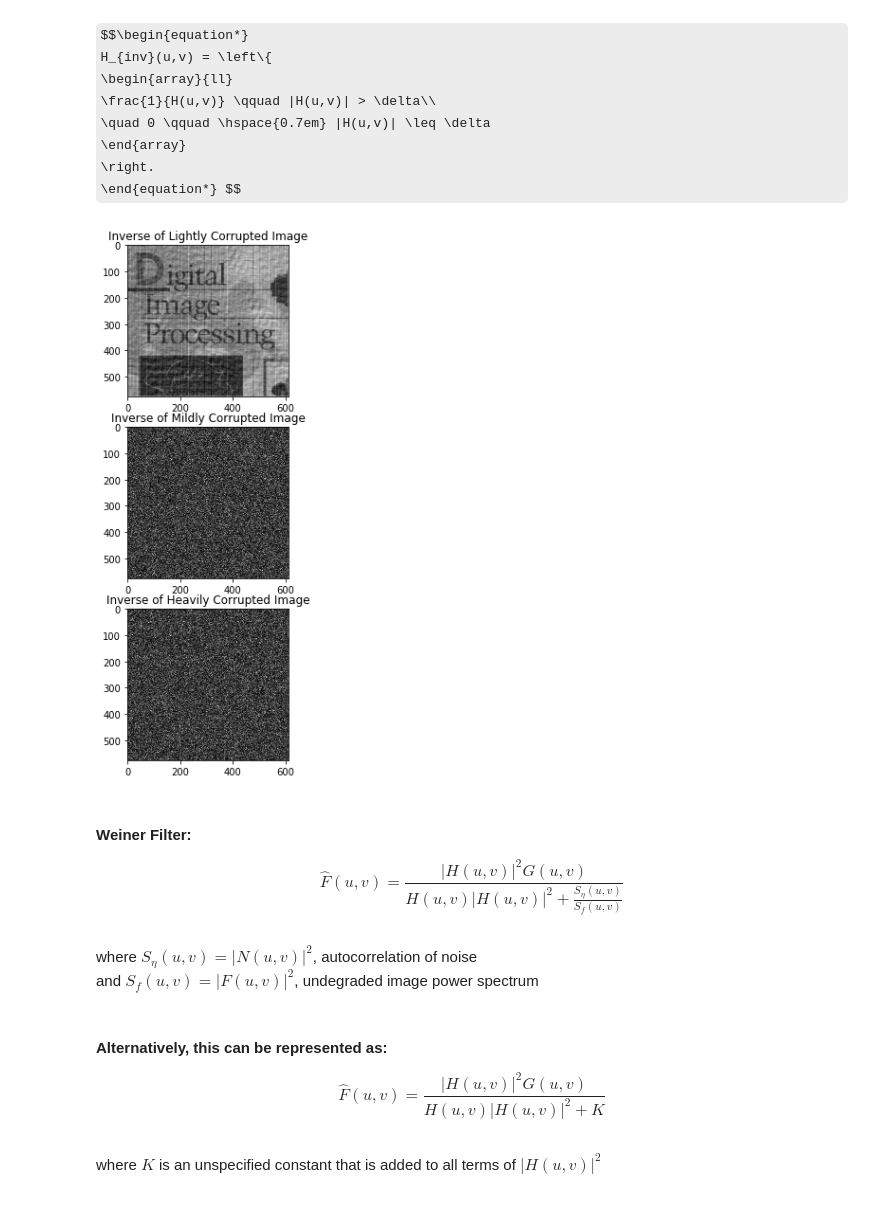
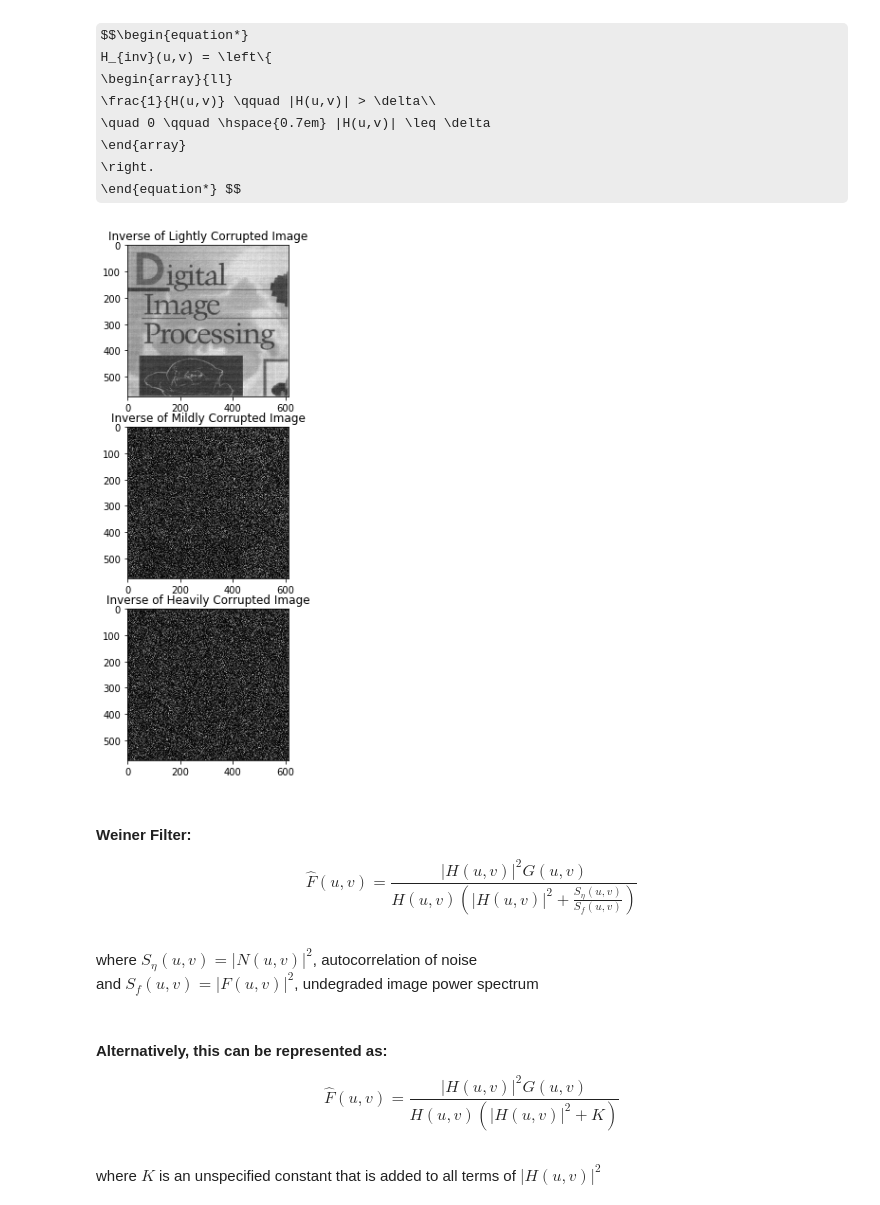
Before and after one commit to QasimWani/frequency_domain_filtering, a Jupyter notebook: motion_blur.ipynb, the cells around one changed output. Saved outputs shown, nothing was run; the diff lists cells and outputs as text; code cells hidden in the pictures; some formulas as TeX source.

```diff
--- a/motion_blur.ipynb
+++ b/motion_blur.ipynb
@@ -87,42 +87,42 @@ H_{inv}(u,v) = \left\{
 \right.
 \end{equation*} $$
 # %%
-def pseudo_inverse_filter(degraded, delta=1e-3, H=H):
+def pseudo_inverse_filter(degraded, delta=1e-2, H=H):
     """
     Computes the inverse and outputs the image in the spatial domain based on a degredation function.
     @Param:
     1. degraded - Degraded image (spatial domain)
     2. H - degredation function
     @Return:
     f_inverse - output of inverse filtering in the spatial domain
     """
-    F_degraded = np.fft.fftshift(np.fft.fft2(degraded))
-    H_inv = np.where(np.abs(H) <= delta, 0, 1/H)
-    F_inverse = F_degraded * H_inv
+    G = np.fft.fftshift(np.fft.fft2(degraded))
+    H_inv = np.where(np.abs(H) > delta, 1/H, 0)
+    F_inverse = G * H_inv
     f_inverse = np.fft.ifft2(np.fft.ifftshift(F_inverse))
     return np.abs(f_inverse)
 
 #---------------------------------------------------------------------------------------------#
 
 inverse_noisy_1 = pseudo_inverse_filter(noisy_1) #compute inverse of 'lightly corrupted' image
 inverse_noisy_2 = pseudo_inverse_filter(noisy_2) #compute inverse of midly corrupted' image
 inverse_noisy_3 = pseudo_inverse_filter(noisy_3) #compute inverse of 'heavily corrupted' image
 
 #---------------------------------------------------------------------------------------------#
 
 fig, (ax1, ax2, ax3) = plt.subplots(3, figsize=(10,10))
 ax1.imshow(inverse_noisy_1, "gray"), ax1.set_title("Inverse of Lightly Corrupted Image")
 ax2.imshow(inverse_noisy_2, "gray"), ax2.set_title("Inverse of Mildly Corrupted Image")
 ax3.imshow(inverse_noisy_3, "gray"), ax3.set_title("Inverse of Heavily Corrupted Image")
 plt.show()
 # %% [output]
-[figure, old version]
+[figure, new version]
 # %% [markdown]
 <h4>Weiner Filter:</h4>
 $$ \hat{F}(u, v) =
 \frac{ \lvert H(u, v) \rvert^2 G(u, v) }
-    { H(u, v) \lvert H(u, v) \rvert^2 +
-                            \frac{S_\eta(u, v)}{S_f(u, v)} }
+    { H(u, v) (\lvert H(u, v) \rvert^2 +
+                            \frac{S_\eta(u, v)}{S_f(u, v)} ) }
 $$
 <br>
 where
@@ -134,7 +134,7 @@ and $ S_f(u, v) = \lvert F(u, v) \rvert^2 $, undegraded image power spectrum
 <h4>Alternatively, this can be represented as: </h4>
 $$ \hat{F}(u, v) =
 \frac{ \lvert H(u, v) \rvert^2 G(u, v) }
-    { H(u, v) \lvert H(u, v) \rvert^2 + K}
+    { H(u, v) ( \lvert H(u, v) \rvert^2 + K)}
 $$
 <br>
 where $K$ is an unspecified constant that is added to all terms of $\lvert H(u, v) \rvert^2$
```
Also changed, not shown: parts of 1 cell of this notebook.
